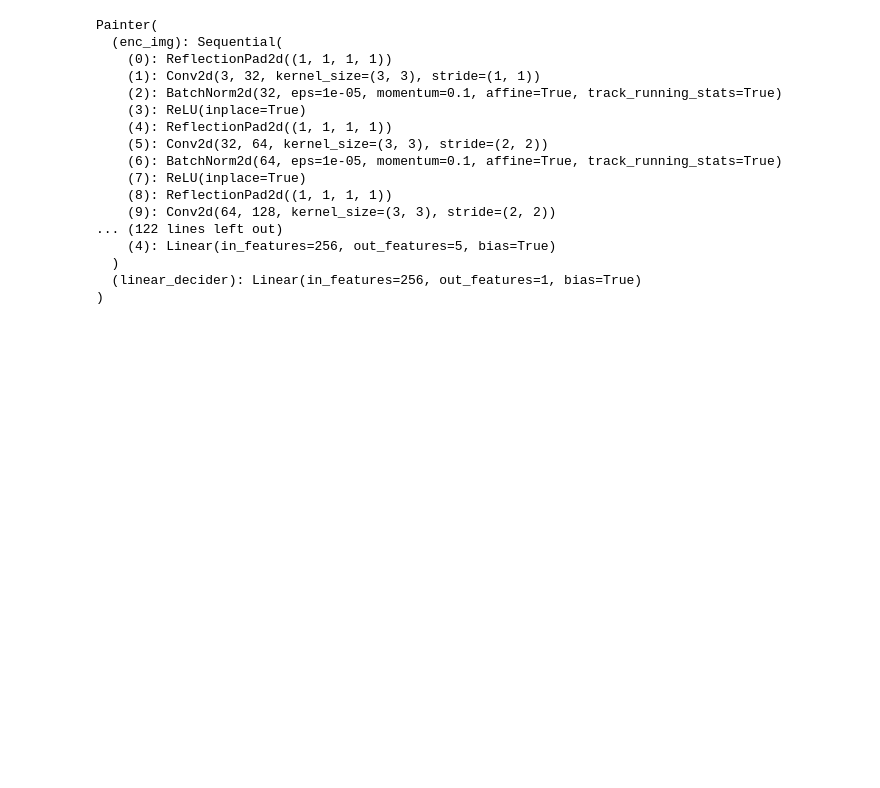
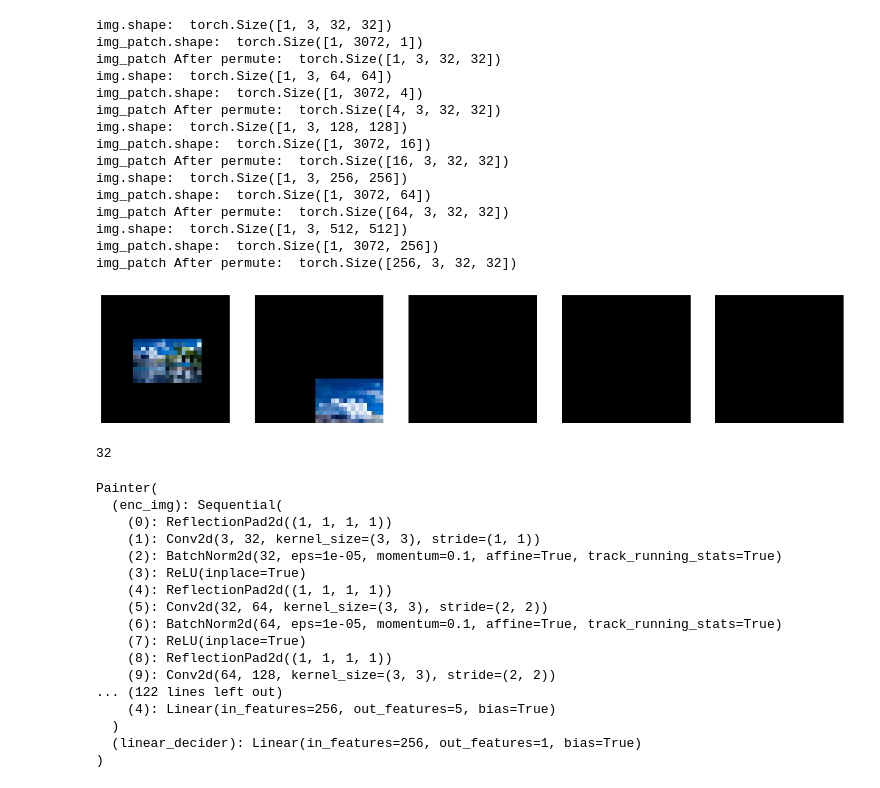
Before and after one commit to mamintoosi-cs/PaintTransformer, a Jupyter notebook: inference/inference.ipynb, the cells around one changed output. Drawn from its saved outputs; the diff is of its cells as text; code cells hidden in the pictures; blank space fills up the shorter version.

```diff
--- a/inference/inference.ipynb
+++ b/inference/inference.ipynb
@@ -595,3 +609,49 @@ with torch.no_grad():
+# %%
+import matplotlib.pyplot as plt
+ncols = K+1
+fig, axs = plt.subplots(ncols=ncols, nrows=1, figsize=(18, 20))
+
+for layer in range(0, K + 1):
+        layer_size = patch_size * (2 ** layer)
+        img = F.interpolate(original_img_pad, (layer_size, layer_size))
+        # patch_num = (layer_size - patch_size) // patch_size + 1
+        # print(layer_size, patch_num, patch_size)
+        print('img.shape: ', img.shape)
+        img_patch = F.unfold(img, (patch_size, patch_size),
+                                stride=(patch_size, patch_size))
+        # print('After unfold: ', img_patch.shape)
+        # There are patch_num * patch_num patches in total
+        patch_num = (layer_size - patch_size) // patch_size + 1
+
+        print('img_patch.shape: ', img_patch.shape)
+        # img_patch, result_patch: b, 3 * output_size * output_size, h * w
+        img_patch = img_patch.permute(0, 2, 1).contiguous(
+        ).view(-1, 3, patch_size, patch_size).contiguous()
+        print('img_patch After permute: ', img_patch.shape)
+        ax = axs[layer]
+        ax.imshow(img_patch[0].permute(1, 2, 0), cmap="cividis")
+        ax.axis('off')
+# %% [output]
+img.shape:  torch.Size([1, 3, 32, 32])
+img_patch.shape:  torch.Size([1, 3072, 1])
+img_patch After permute:  torch.Size([1, 3, 32, 32])
+img.shape:  torch.Size([1, 3, 64, 64])
+img_patch.shape:  torch.Size([1, 3072, 4])
+img_patch After permute:  torch.Size([4, 3, 32, 32])
+img.shape:  torch.Size([1, 3, 128, 128])
+img_patch.shape:  torch.Size([1, 3072, 16])
+img_patch After permute:  torch.Size([16, 3, 32, 32])
+img.shape:  torch.Size([1, 3, 256, 256])
+img_patch.shape:  torch.Size([1, 3072, 64])
+img_patch After permute:  torch.Size([64, 3, 32, 32])
+img.shape:  torch.Size([1, 3, 512, 512])
+img_patch.shape:  torch.Size([1, 3072, 256])
+img_patch After permute:  torch.Size([256, 3, 32, 32])
+[figure, added]
+# %%
+patch_size
+# %% [output]
+32
 # %%
 print(net_g)
 # %% [output]
```
Also changed, not shown: parts of 3 cells of this notebook, 1 other file.
